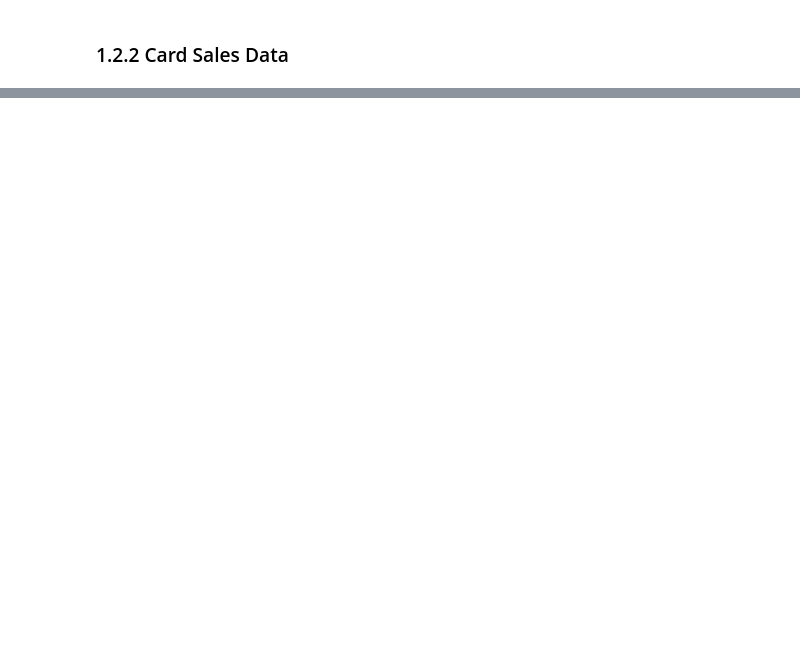
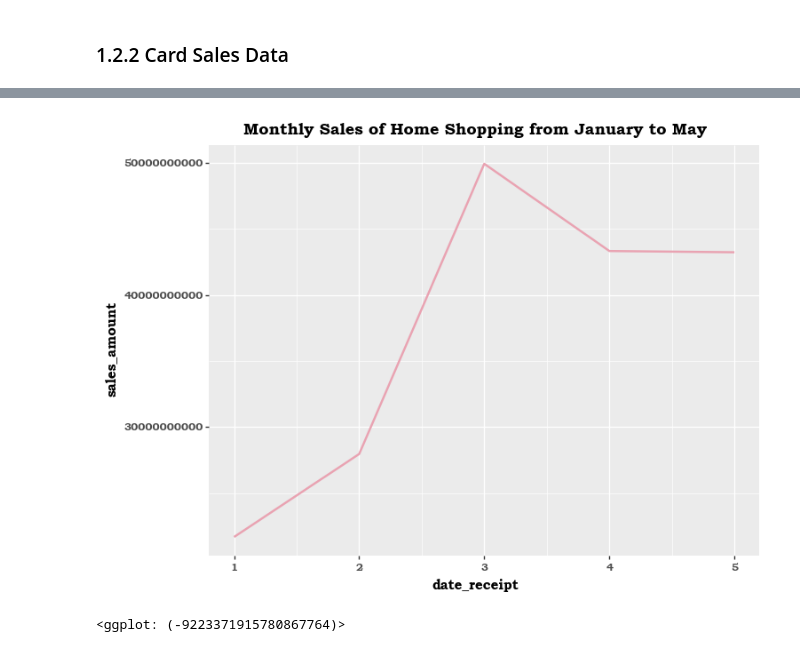
Before and after one commit to JieunKim-Econ/Covid_EDA_with_R, a Jupyter notebook: Risk-Resilience Matrix Analysis.ipynb, the cells around one changed output, grey strips where cells are left out. Cells and saved outputs as stored; diff of their text form; code cells hidden in the pictures; blank space fills up the shorter version.

Commit message:
Completed card sales data part

```diff
--- a/Risk-Resilience Matrix Analysis.ipynb
+++ b/Risk-Resilience Matrix Analysis.ipynb
@@ -80,0 +85,3 @@ card
+# %%
+col = list(set(card['industry_name']))
+col.sort()
@@ -80,0 +106,13 @@ card
+# %%
+d= {}
+for i in range(260):
+    d[col[i]] = category[i]
+# %%
+# Mapping (전처리)
+sales = card.groupby(['industry_name','date_receipt']).sum()['sales_amount'].reset_index()
+sales.industry_name = sales.industry_name.replace(d)
+sales.date_receipt = [datetime.strptime(str(x),'%Y%m%d').month for x in sales.date_receipt]
+sales = sales.groupby(['industry_name','date_receipt']).sum()['sales_amount'].reset_index()
+sales = sales[sales.date_receipt !=6]
+remove = ['공공요금','개인','기타','비영리','상우회','정보','회원제','총포류','카지노','송금','조세','농업','설비']
+sales = sales[~sales.industry_name.isin(remove)]
@@ -80,0 +156,10 @@ card
+# %%
+# Translate Korean into English
+
+sales['industry_name'] = sales['industry_name'].replace(['가구', '가전', '건강', '건축', '관광', '교육', '교육(해외)', '급식업', '기기', '대형마트',
+       '대형할인점', '동물', '렌트', '마사지', '매점/편의점', '면세점', '문구', '문화', '미용',
+       '방송', '백화점', '법률', '보관창고', '보험', '부동산', '사무', '사우나', '상품권',
+       '상품권(전자상)', '생활', '서비스', '숙박업', '스포츠', '식품', '약국', '연료', '예술',
+       '요식', '용역', '운송', '유통', '유흥', '의료', '의류', '인쇄', '인터넷쇼핑', '인테리어',
+       '자동차', '잡화', '장례', '정기간행물', '주류', '주방', '주점', '컴퓨터', '통신', '패션',
+       '항공', '혼례', '홈쇼핑'],['Furniture','Home appliances','Health','Architecture','Tourism','Education','Education(overseas)','Catering business','Devices','Large mart','Large discount store', 'Animal','Rent','Massage','Convenience Store','Duty Free Shop','Stationery','Culture','Beauty','Broadcasting','Department Store','Legal','Storage Warehouse' ,'Insurance','Real estate','Administration','Sauna','Gift card','Gift card(e-commerce)','Life','Service','Accommodation','Sports','Food', ' Pharmacy','Fuel','Art','Restaurant','Labor','Transport','Distribution','Entertainment','Medical','Clothing','Print','Online shopping','Interior ','Car','Miscellaneous goods','Funeral','Periodical','Liquor','Kitchen','Bar','Computer','Communication','Fashion','Aviation','Wedding' , 'Home shopping'])
@@ -80,0 +182,9 @@ card
+# %%
+(ggplot(sales[sales.industry_name=='Home shopping'])
++geom_line(aes(y='sales_amount',x='date_receipt',group='industry_name'),color='#E9A3B2',size=1)
++ggtitle('Monthly Sales of Home Shopping from January to May')
++theme(figure_size=(8,6),text=element_text(family=font_name))
+)
+# %% [output]
+[figure, added]
+<ggplot: (-9223371915780867764)>
```
Also changed, not shown: parts of 9 cells of this notebook.
